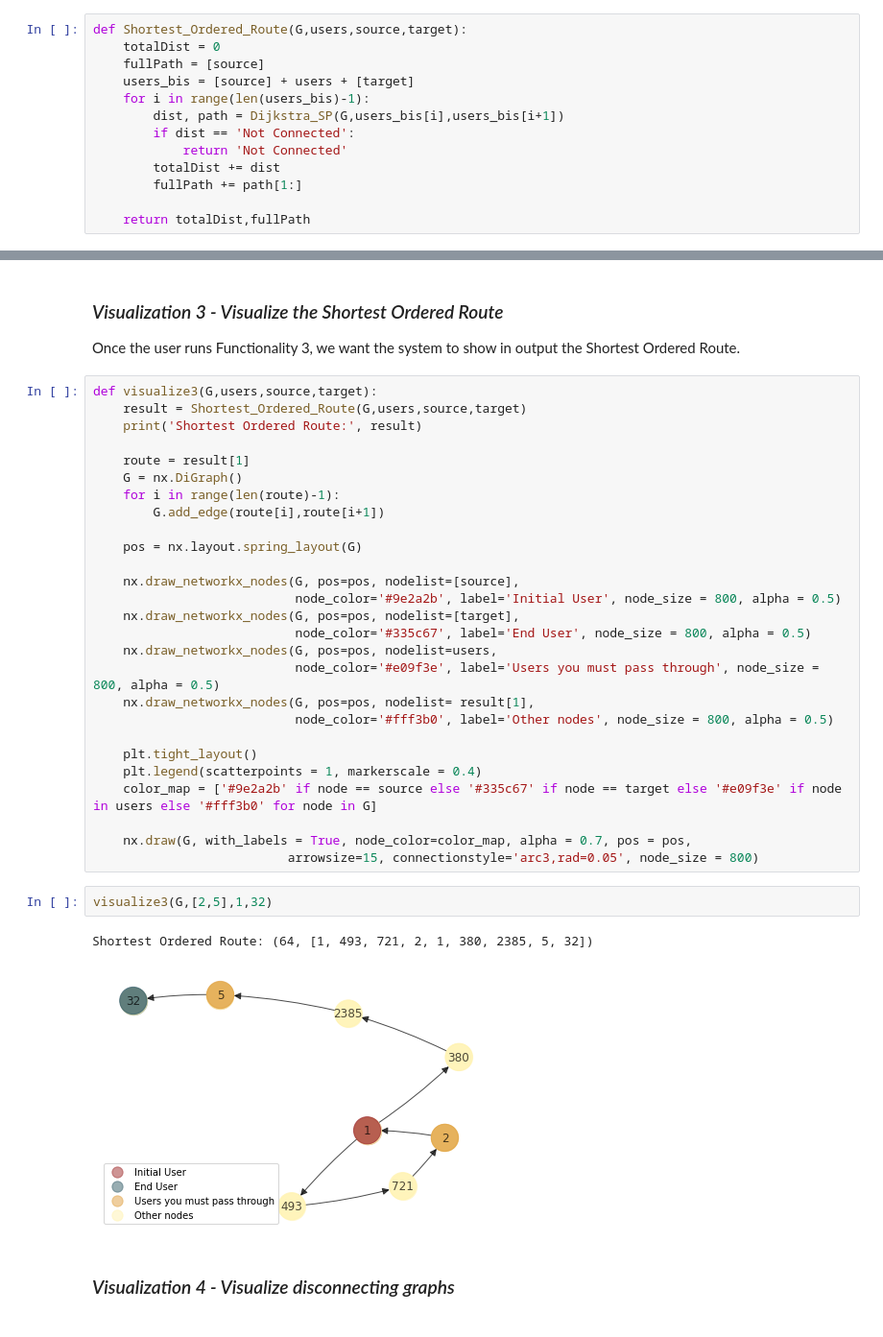
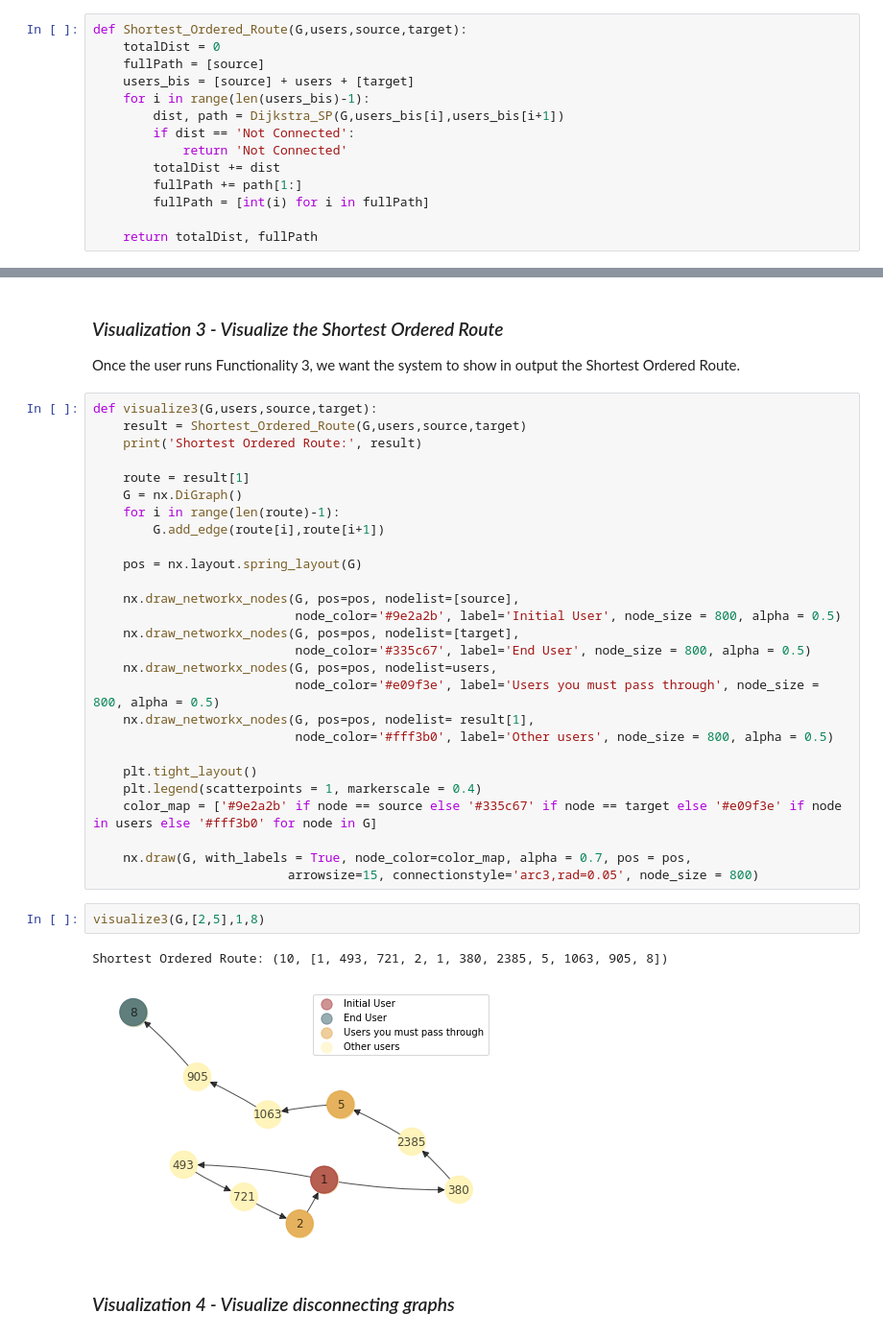
Before and after one commit to cosmin-z/ADM-HW5, a Jupyter notebook: main.ipynb, the cells around one changed output, grey strips where cells are left out. Shown at 96% size. Drawn from its saved outputs; the diff is of its cells as text.

```diff
--- a/main.ipynb
+++ b/main.ipynb
@@ -353,6 +357,7 @@ def Shortest_Ordered_Route(G,users,source,target):
             return 'Not Connected'
         totalDist += dist
         fullPath += path[1:]
+        fullPath = [int(i) for i in fullPath]
 
-    return totalDist,fullPath
+    return totalDist, fullPath
 # %%
@@ -559,7 +545,7 @@ def visualize3(G,users,source,target):
     nx.draw_networkx_nodes(G, pos=pos, nodelist=users,
                            node_color='#e09f3e', label='Users you must pass through', node_size = 800, alpha = 0.5)
     nx.draw_networkx_nodes(G, pos=pos, nodelist= result[1],
-                           node_color='#fff3b0', label='Other nodes', node_size = 800, alpha = 0.5)
+                           node_color='#fff3b0', label='Other users', node_size = 800, alpha = 0.5)
 
     plt.tight_layout()
     plt.legend(scatterpoints = 1, markerscale = 0.4)
@@ -568,10 +554,10 @@ def visualize3(G,users,source,target):
     nx.draw(G, with_labels = True, node_color=color_map, alpha = 0.7, pos = pos,
                           arrowsize=15, connectionstyle='arc3,rad=0.05', node_size = 800)
 # %%
-visualize3(G,[2,5],1,32)
+visualize3(G,[2,5],1,8)
 # %% [output]
-Shortest Ordered Route: (64, [1, 493, 721, 2, 1, 380, 2385, 5, 32])
+Shortest Ordered Route: (10, [1, 493, 721, 2, 1, 380, 2385, 5, 1063, 905, 8])
-[figure, old version]
+[figure, new version]
 # %% [markdown]
  ### <i> Visualization 4 - Visualize disconnecting graphs </i>
 # %%
```
Also changed, not shown: parts of 30 cells of this notebook, 1 other file.
